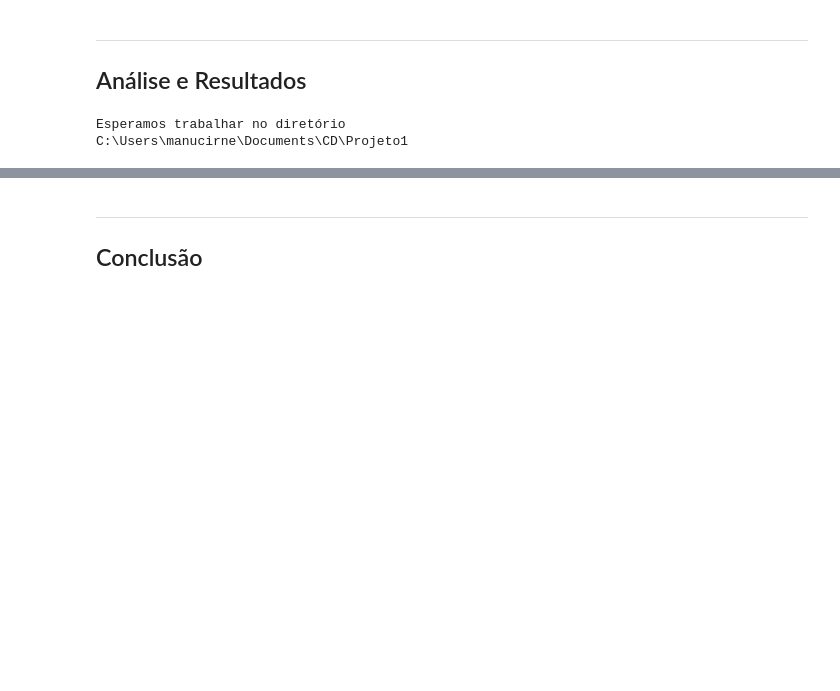
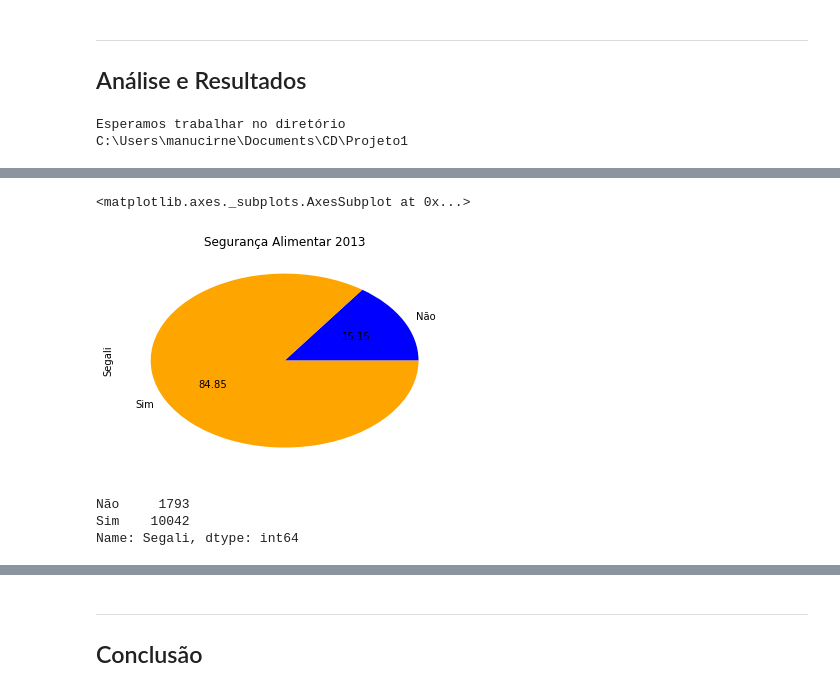
Before and after one commit to manucirne/Projeto1, a Jupyter notebook: Projeto1.ipynb, the cells around one changed output, grey strips where cells are left out. Drawn from its saved outputs; the diff is of its cells as text; code cells hidden in the pictures; blank space fills up the shorter version.

```diff
--- a/Projeto1.ipynb
+++ b/Projeto1.ipynb
@@ -129,0 +177,12 @@ naonulos13
+# %%
+SegalimCO13 = dadosCO13.Segali.value_counts().reindex(['Não','Sim'])
+SegalimCO13.plot(kind='pie', colors=('blue','orange'), autopct="%.2f", legend=False,title='Segurança Alimentar 2013')
+# %% [output]
+<matplotlib.axes._subplots.AxesSubplot at 0x...>
+[figure, added]
+# %%
+SegalimCO13
+# %% [output]
+Não     1793
+Sim    10042
+Name: Segali, dtype: int64
```
Also changed, not shown: parts of 18 cells of this notebook.
